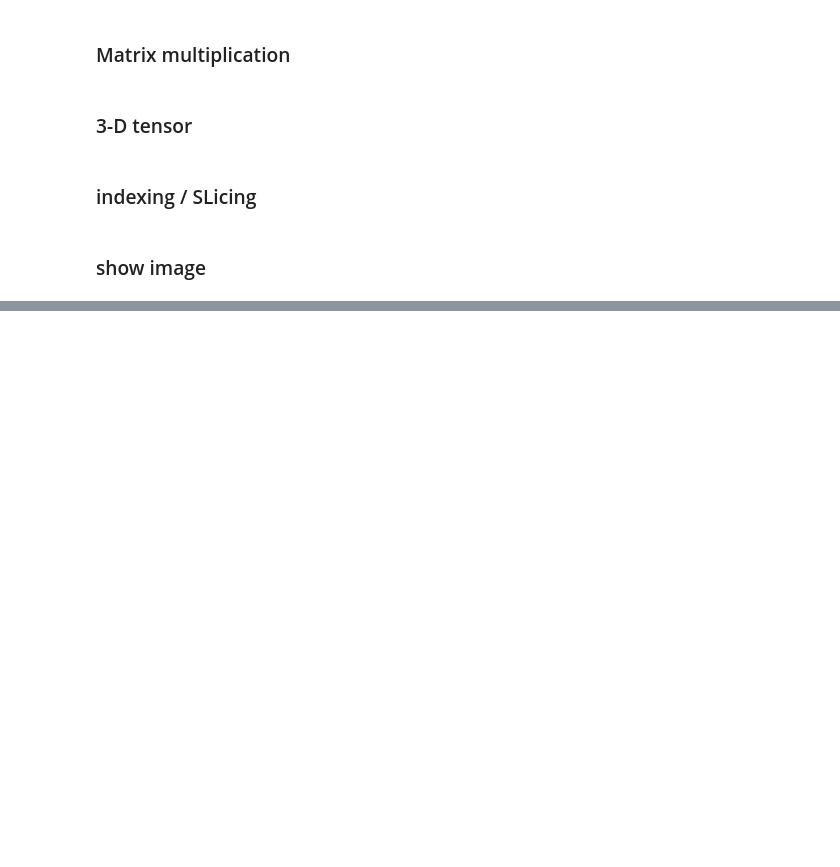
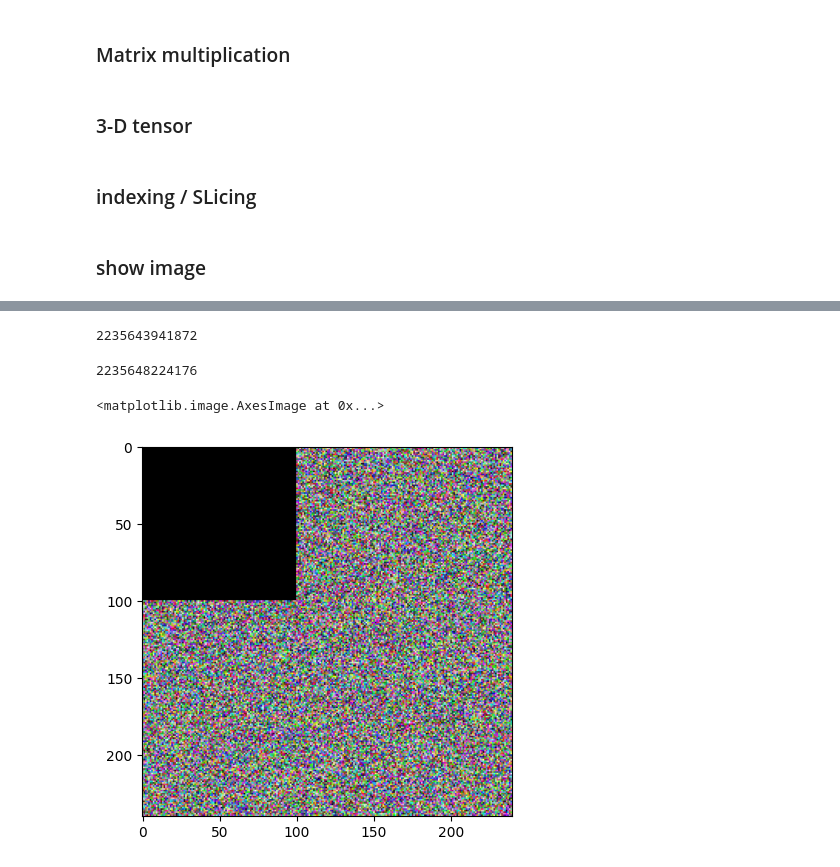
Before and after one commit to navlearn/dnn-pytorch, a Jupyter notebook: week1/notebooks/Matrix_ops.ipynb, the cells around one changed output, grey strips where cells are left out. Cells and saved outputs as stored; diff of their text form; code cells hidden in the pictures; blank space fills up the shorter version.

```diff
--- a/week1/notebooks/Matrix_ops.ipynb
+++ b/week1/notebooks/Matrix_ops.ipynb
@@ -99,0 +123,2 @@ help(torch.permute)
+# %%
+img_100 = rand_img[:]
@@ -99,0 +145,15 @@ help(torch.permute)
+# %%
+id(rand_img)
+# %% [output]
+2235643941872
+# %%
+id(img_100)
+# %% [output]
+2235648224176
+# %%
+img_100[:100,:100] = 0
+# %%
+plt.imshow(img_100)
+# %% [output]
+<matplotlib.image.AxesImage at 0x...>
+[figure, added]
```
Also changed, not shown: parts of 19 cells of this notebook.
